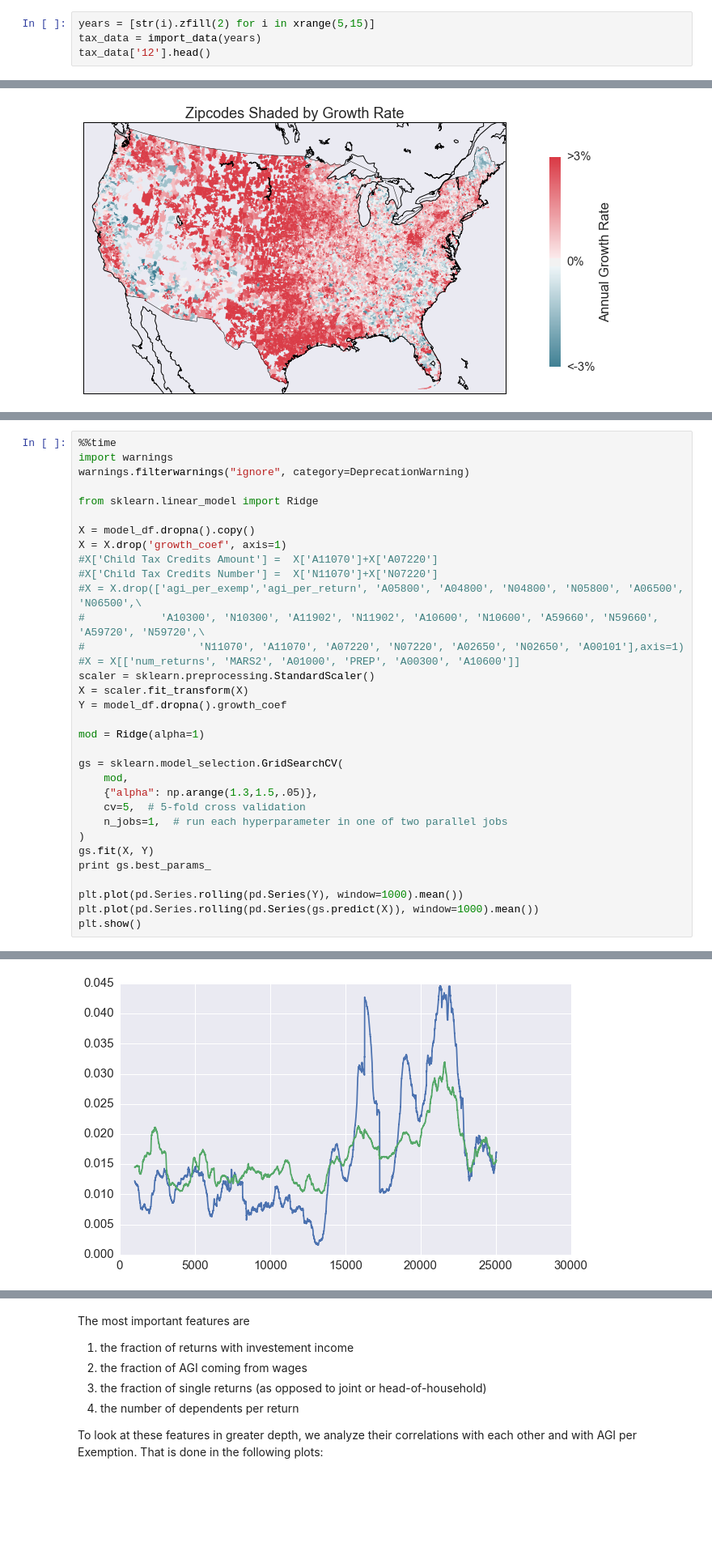
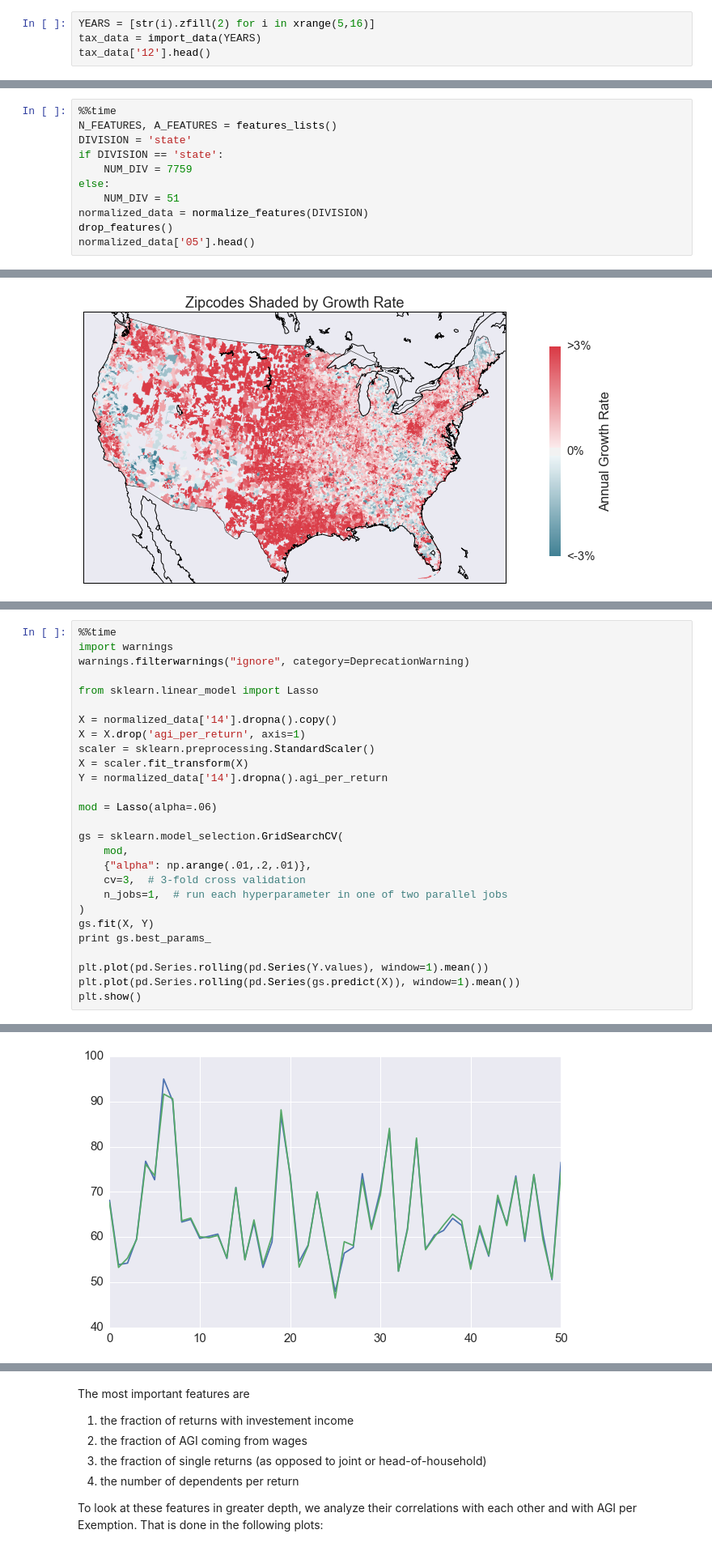
Before and after one commit to sleichen/Data-Incubator, a Jupyter notebook: DataIncubatorProjectv3.ipynb, the cells around one changed output, grey strips where cells are left out. Shown at 81% size. Drawn from its saved outputs; the diff is of its cells as text; blank space fills up the shorter version.

```diff
--- a/DataIncubatorProjectv3.ipynb
+++ b/DataIncubatorProjectv3.ipynb
@@ -36,8 +29,8 @@ def import_data(years):
         tax_data[year].rename(columns = labels, inplace = True)
     return tax_data
 # %%
-years = [str(i).zfill(2) for i in xrange(5,15)]
-tax_data = import_data(years)
+YEARS = [str(i).zfill(2) for i in xrange(5,16)]
+tax_data = import_data(YEARS)
 tax_data['12'].head()
 # %% [output]
 |  | statefips | state | zipcode | agi_stub | num_returns | mars1 | mars2 | mars4 | prep | num_exemp | ... |
@@ -65,0 +117,11 @@ agi_data = find_agi_data(years)
+# %%
+%%time
+N_FEATURES, A_FEATURES = features_lists()
+DIVISION = 'state'
+if DIVISION == 'state':
+    NUM_DIV = 7759
+else:
+    NUM_DIV = 51
+normalized_data = normalize_features(DIVISION)
+drop_features()
+normalized_data['05'].head()
@@ -377,32 +892,26 @@ model_df.head()
 import warnings
 warnings.filterwarnings("ignore", category=DeprecationWarning)
 
-from sklearn.linear_model import Ridge
+from sklearn.linear_model import Lasso
 
-X = model_df.dropna().copy()
-X = X.drop('growth_coef', axis=1)
-#X['Child Tax Credits Amount'] =  X['A11070']+X['A07220']
-#X['Child Tax Credits Number'] =  X['N11070']+X['N07220']
-#X = X.drop(['agi_per_exemp','agi_per_return', 'A05800', 'A04800', 'N04800', 'N05800', 'A06500', 'N06500',\
-#            'A10300', 'N10300', 'A11902', 'N11902', 'A10600', 'N10600', 'A59660', 'N59660', 'A59720', 'N59720',\
-#                  'N11070', 'A11070', 'A07220', 'N07220', 'A02650', 'N02650', 'A00101'],axis=1)
-#X = X[['num_returns', 'MARS2', 'A01000', 'PREP', 'A00300', 'A10600']]
+X = normalized_data['14'].dropna().copy()
+X = X.drop('agi_per_return', axis=1)
 scaler = sklearn.preprocessing.StandardScaler()
 X = scaler.fit_transform(X)
-Y = model_df.dropna().growth_coef
+Y = normalized_data['14'].dropna().agi_per_return
 
-mod = Ridge(alpha=1)
+mod = Lasso(alpha=.06)
 
 gs = sklearn.model_selection.GridSearchCV(
     mod,
-    {"alpha": np.arange(1.3,1.5,.05)},
-    cv=5,  # 5-fold cross validation
+    {"alpha": np.arange(.01,.2,.01)},
+    cv=3,  # 3-fold cross validation
     n_jobs=1,  # run each hyperparameter in one of two parallel jobs
 )
 gs.fit(X, Y)
 print gs.best_params_
 
-plt.plot(pd.Series.rolling(pd.Series(Y), window=1000).mean())
-plt.plot(pd.Series.rolling(pd.Series(gs.predict(X)), window=1000).mean())
+plt.plot(pd.Series.rolling(pd.Series(Y.values), window=1).mean())
+plt.plot(pd.Series.rolling(pd.Series(gs.predict(X)), window=1).mean())
 plt.show()
 # %% [output]
@@ -410 +919 @@ plt.show()
-[figure, old version]
+[figure, new version]
```
Also changed, not shown: parts of 84 cells of this notebook, 6 other files.
